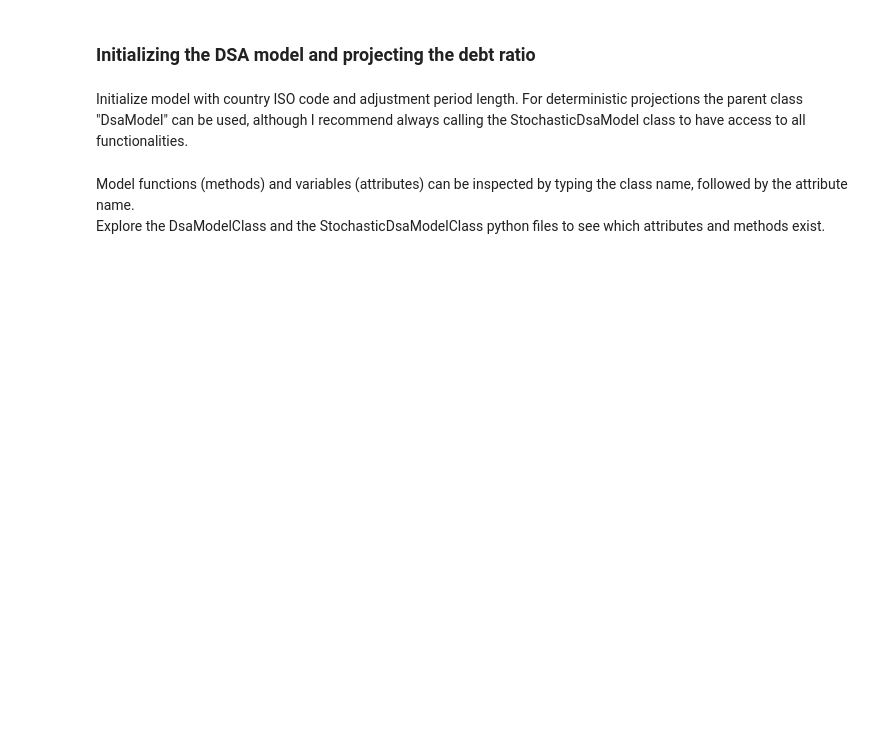
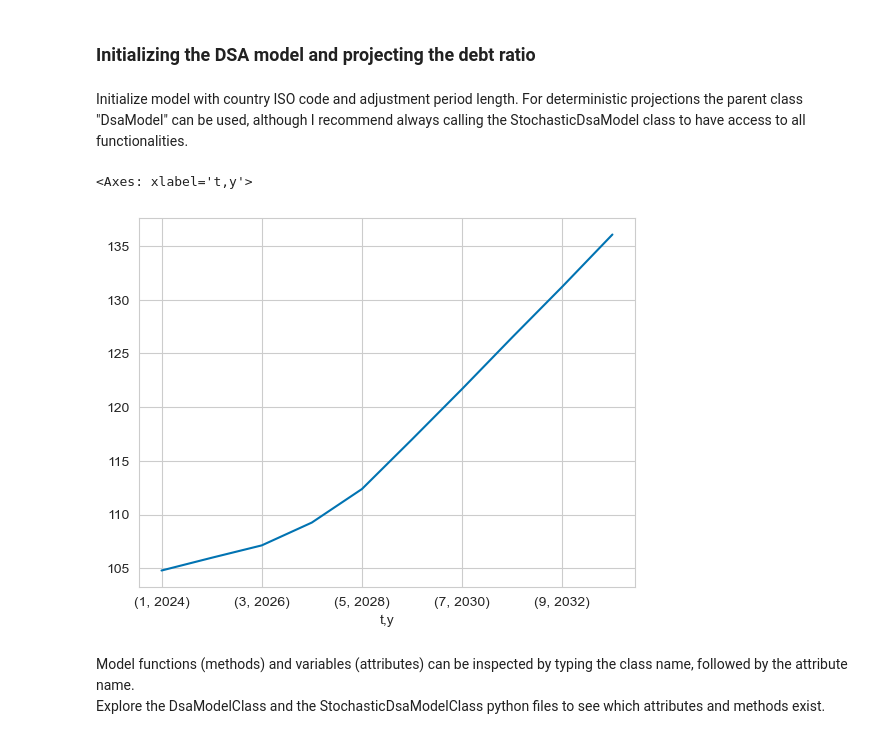
Before and after one commit to lennardwelslau/eu-debt-sustainability-analysis, a Jupyter notebook: latest_version/code/tutorial.ipynb, the cells around one changed output. Saved outputs shown, nothing was run; the diff lists cells and outputs as text; code cells hidden in the pictures; blank space fills up the shorter version.

```diff
--- a/latest_version/code/tutorial.ipynb
+++ b/latest_version/code/tutorial.ipynb
@@ -29,4 +26,4 @@ The autoreload extension is already loaded. To reload it, use:
 # %% [markdown]
 Initialize model with country ISO code and adjustment period length. For deterministic projections the parent class "DsaModel" can be used, although I recommend always calling the StochasticDsaModel class to have access to all functionalities.
 # %%
-bel_dsa4 = DsaModel(country='BEL', adjustment_period=4)
+bel_dsa4 = DsaModel('BEL')
@@ -33,3 +32,8 @@ bel_dsa4 = DsaModel(country='BEL', adjustment_period=4)
+# %%
+bel_dsa4.df().loc[1:10]['d'].plot()
+# %% [output]
+<Axes: xlabel='t,y'>
+[figure, added]
 # %% [markdown]
 Model functions (methods) and variables (attributes) can be inspected by typing the class name, followed by the attribute name. \
 Explore the DsaModelClass and the StochasticDsaModelClass python files to see which attributes and methods exist.
```
Also changed, not shown: parts of 5 cells of this notebook, 4 other files.
